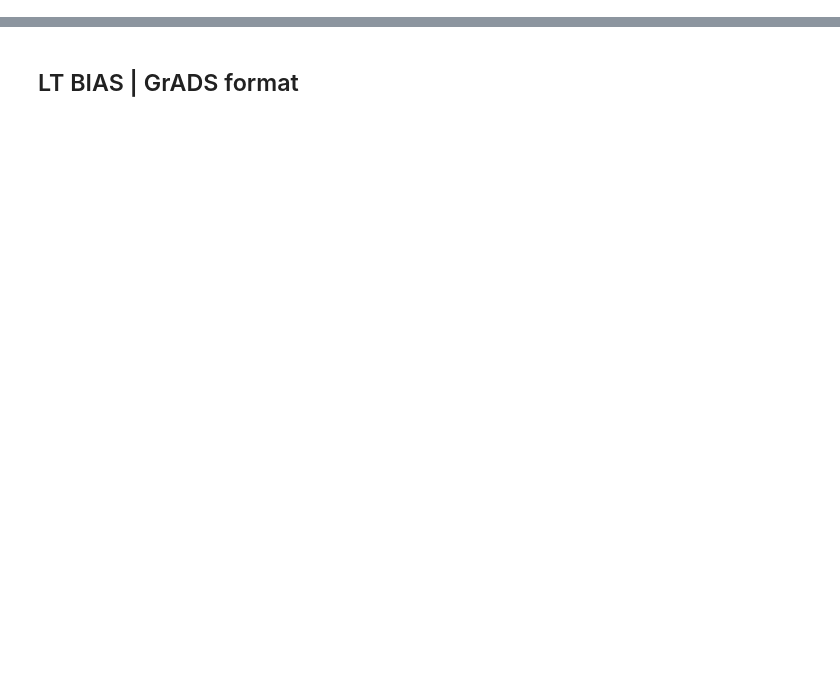
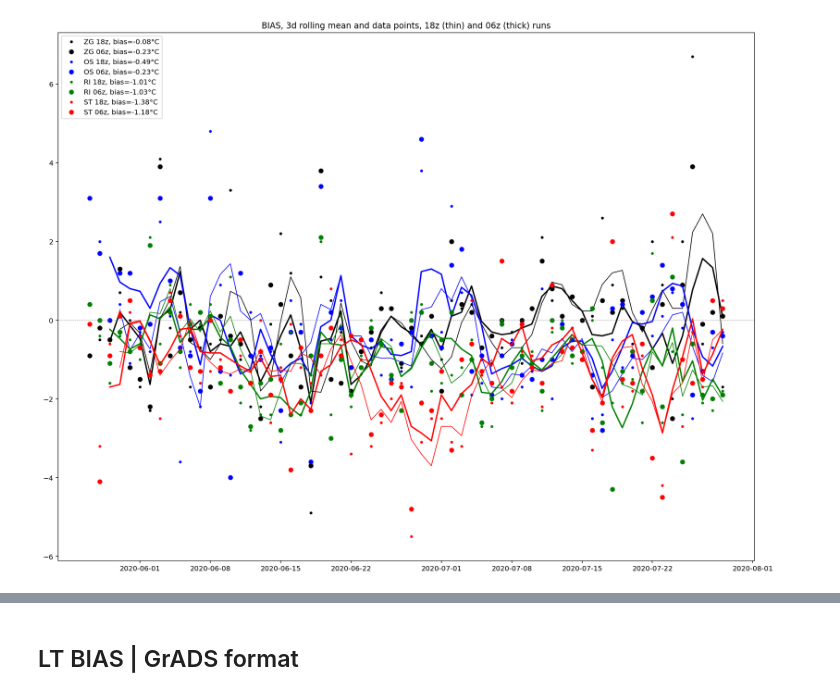
Before and after one commit to meteoadriatic/hl, a Jupyter notebook: HL.ipynb, the cells around one changed output, grey strips where cells are left out. Cells and saved outputs as stored; diff of their text form; code cells hidden in the pictures; blank space fills up the shorter version.

```diff
--- a/HL.ipynb
+++ b/HL.ipynb
@@ -57,6 +57,31 @@ osijek_mean_mae = osijek['error_mean'].abs().mean().round(2)
 split_18z_mae = split['error_18z'].abs().mean().round(2)
 split_06z_mae = split['error_06z'].abs().mean().round(2)
 split_mean_mae = split['error_mean'].abs().mean().round(2)
+# %%
+fig, ax = plt.subplots(figsize=(18, 14))
+
+ax.plot(zagreb['Date'], zagreb['error_18z'], 'o', markersize=3, color='black', label='ZG 18z, bias={}°C'.format(zagreb_18z_bias))
+ax.plot(zagreb['Date'], zagreb['error_18z'].rolling(3).mean(), color='black', lw=1)
+ax.plot(zagreb['Date'], zagreb['error_06z'], 'o', markersize=6, color='black', label='ZG 06z, bias={}°C'.format(zagreb_06z_bias))
+ax.plot(zagreb['Date'], zagreb['error_06z'].rolling(3).mean(), color='black', lw=2)
+ax.plot(osijek['Date'], osijek['error_18z'], 'o', markersize=3, color='blue', label='OS 18z, bias={}°C'.format(osijek_18z_bias))
+ax.plot(osijek['Date'], osijek['error_18z'].rolling(3).mean(), color='blue', lw=1)
+ax.plot(osijek['Date'], osijek['error_06z'], 'o', markersize=6, color='blue', label='OS 06z, bias={}°C'.format(osijek_06z_bias))
+ax.plot(osijek['Date'], osijek['error_06z'].rolling(3).mean(), color='blue', lw=2)
+ax.plot(rijeka['Date'], rijeka['error_18z'], 'o', markersize=3, color='green', label='RI 18z, bias={}°C'.format(rijeka_18z_bias))
+ax.plot(rijeka['Date'], rijeka['error_18z'].rolling(3).mean(), color='green', lw=1)
+ax.plot(rijeka['Date'], rijeka['error_06z'], 'o', markersize=6, color='green', label='RI 06z, bias={}°C'.format(rijeka_06z_bias))
+ax.plot(rijeka['Date'], rijeka['error_06z'].rolling(3).mean(), color='green', lw=2)
+ax.plot(split['Date'], split['error_18z'], 'o', markersize=3, color='red', label='ST 18z, bias={}°C'.format(split_18z_bias))
+ax.plot(split['Date'], split['error_18z'].rolling(3).mean(), color='red', lw=1)
+ax.plot(split['Date'], split['error_06z'], 'o', markersize=6, color='red', label='ST 06z, bias={}°C'.format(split_06z_bias))
+ax.plot(split['Date'], split['error_06z'].rolling(3).mean(), color='red', lw=2)
+plt.axhline(y=0, color='grey', linestyle='--', lw=0.5)
+plt.legend()
+plt.title("BIAS, 3d rolling mean and data points, 18z (thin) and 06z (thick) runs")
+plt.show()
+# %% [output]
+[figure, added]
 # %%
 fig, ax = plt.subplots(figsize=(18, 14))
 
```
Also changed, not shown: parts of 15 cells of this notebook, 4 other files.
